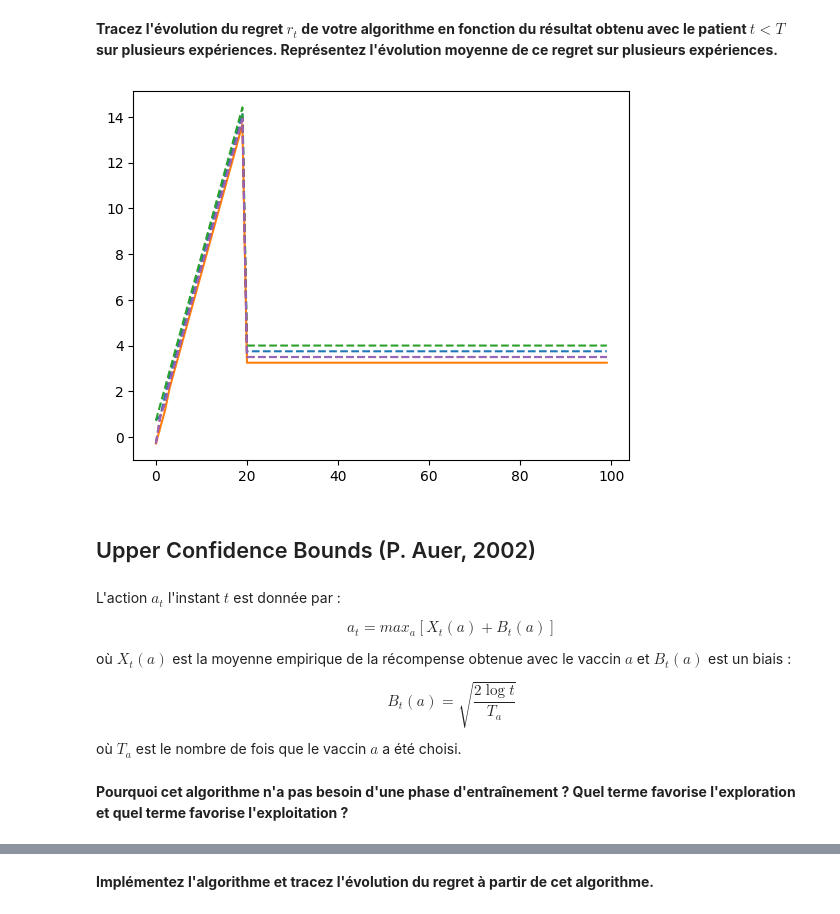
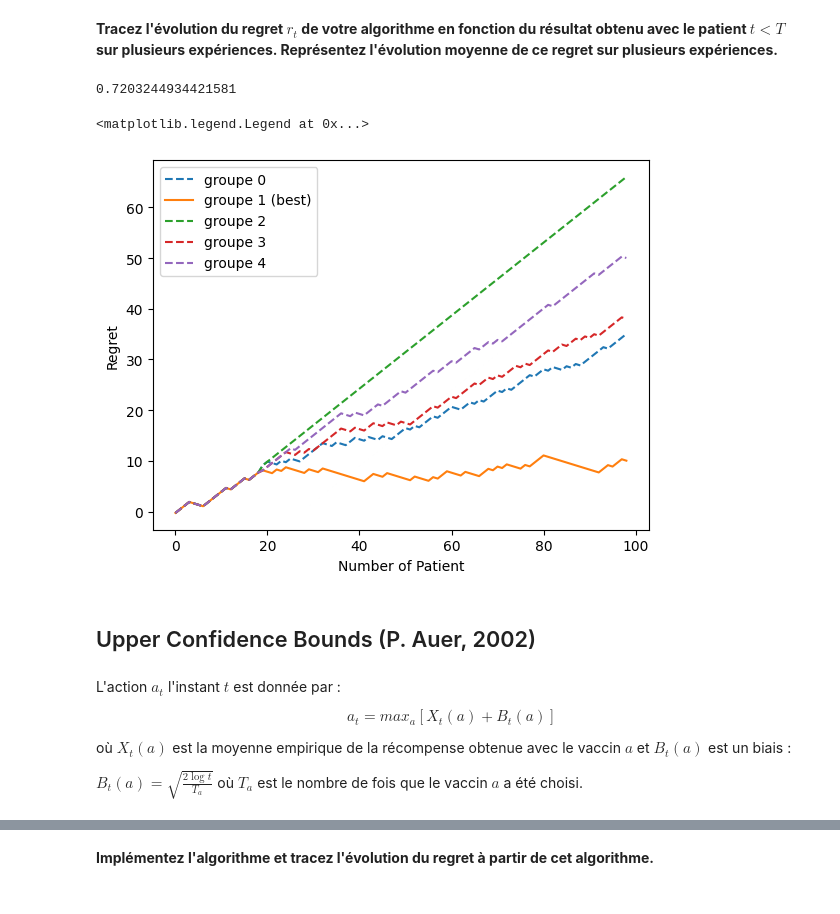
Before and after one commit to Ekliipce/Reinforcement-Learning, a Jupyter notebook: tp1-multi-armed-bandits/sujet.ipynb, the cells around one changed output, grey strips where cells are left out. Drawn from its saved outputs; the diff is of its cells as text; code cells hidden in the pictures.

```diff
--- a/tp1-multi-armed-bandits/sujet.ipynb
+++ b/tp1-multi-armed-bandits/sujet.ipynb
@@ -110,6 +127,2 @@ best_groupe
 # %% [markdown]
 **Tracez l'évolution du regret $r_t$ de votre algorithme en fonction du résultat obtenu avec le patient $t<T$ sur plusieurs expériences. Représentez l'évolution moyenne de ce regret sur plusieurs expériences.**
-# %%
-def Regret_i(T, mu, list_vaccine):
-    E = np.mean(list_vaccine)
-    return T * mu - E
@@ -116,23 +138,37 @@ def Regret_i(T, mu, list_vaccine):
+# %%
+mu_opti = np.max(means)
+mu_opti
+# %% [output]
+0.7203244934421581
 # %%
-def compute_regret(l):
-    list_vaccin = l.copy()
+def compute_regret(l, vaccin):
+    list_vaccin = list(l.copy())
     r = []
-    for i in range(N):
-        r.append(Regret_i(i+1, MAB[1].mean, list_vaccin[:i+1]))
+
+    ## Entrainement
+    for i in range(1, N):
+        r.append(Regret_i(i, mu_opti, list_vaccin[:i]))
+
+    ## Exploration
     for i in range(T-N):
-        np.concatenate((list_vaccin, [MAB[1].sample()]))
-        r.append(Regret_i(list_vaccin.shape[0], np.argmax(means), list_vaccin[:N+i+1]))
+        list_vaccin.append(MAB[vaccin].sample())
+        r.append(Regret_i(len(list_vaccin), mu_opti, list_vaccin[:N+i+1]))
     return r
-
-regrets = []
-for i in range(K):
-    regrets.append(compute_regret(rewards[i]))
-    if i == best_groupe:
-        plt.plot(regrets[i], label=f"best groupe {i}")
-    else:
-        plt.plot(regrets[i],  '--', label=f"groupe {i}",)
-# %% [output]
-[figure, removed]
+# %%
+
+regrets = []
+for i in range(K):
+    regrets.append(compute_regret(list_vaccin, i))
+    if i == best_groupe:
+        plt.plot(regrets[i], label=f"groupe {i} (best)")
+    else:
+        plt.plot(regrets[i],  '--', label=f"groupe {i}",)
+plt.xlabel("Number of Patient")
+plt.ylabel("Regret")
+plt.legend()
+# %% [output]
+<matplotlib.legend.Legend at 0x...>
+[figure, added]
 # %% [markdown]
 ## Upper Confidence Bounds (P. Auer, 2002)
 # %% [markdown]
@@ -142,6 +178,4 @@ $$a_t = max_a \left[ X_t(a) + B_t(a) \right]$$
 
 où $X_t(a)$ est la moyenne empirique de la récompense obtenue avec le vaccin $a$ et $B_t(a)$ est un biais :
 
-$$B_t(a) = \sqrt{ \frac{2\log t}{T_a}}$$ où $T_a$ est le nombre de fois que le vaccin $a$ a été choisi.
+$B_t(a) = \sqrt{ \frac{2\log t}{T_a}}$ où $T_a$ est le nombre de fois que le vaccin $a$ a été choisi.
-# %% [markdown]
-**Pourquoi cet algorithme n'a pas besoin d'une phase d'entraînement ? Quel terme favorise l'exploration et quel terme favorise l'exploitation ?**
```
Also changed, not shown: parts of 18 cells of this notebook.
